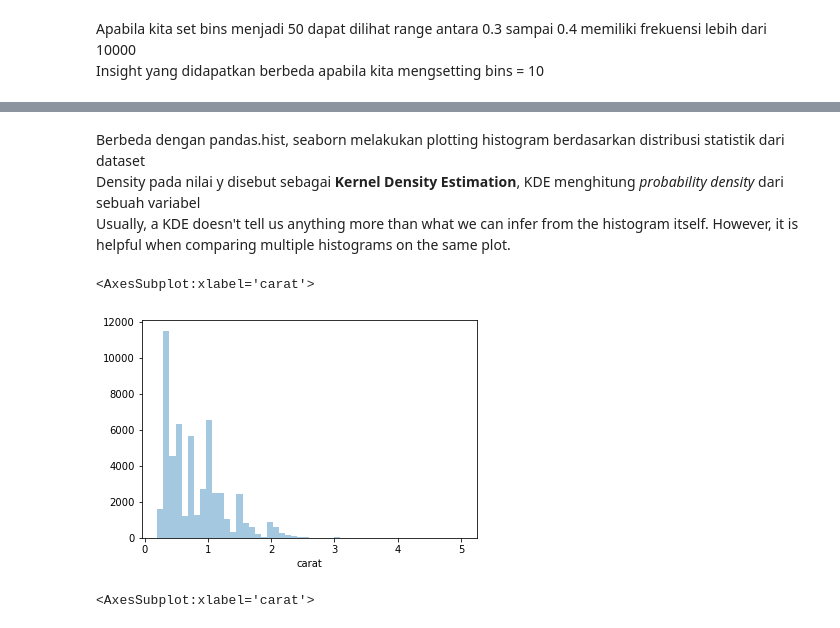
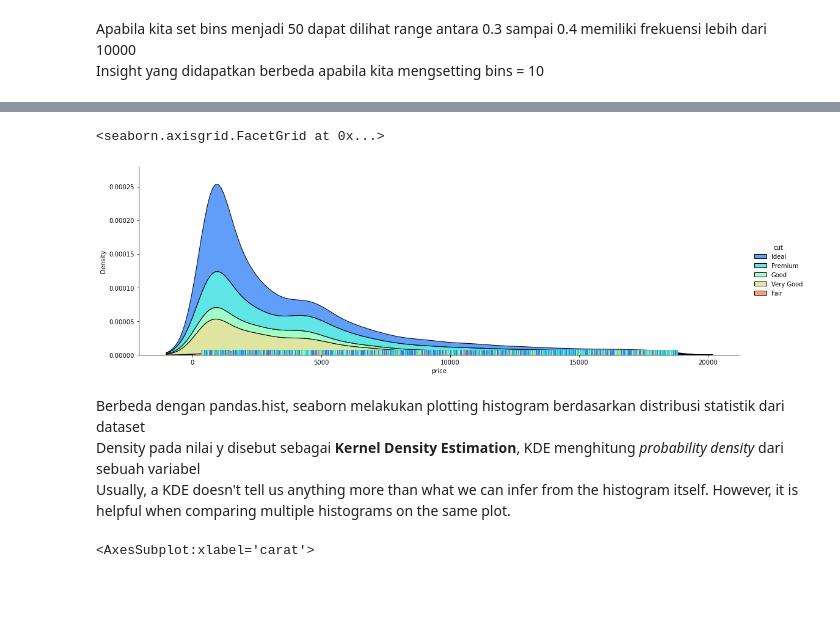
Before and after one commit to rifqoi/Courses, a Jupyter notebook: Interactive Data Viz Book/Chapter 01/02-viz-with-plt-sns.ipynb, the cells around one changed output, grey strips where cells are left out. Saved outputs shown, nothing was run; the diff lists cells and outputs as text; code cells hidden in the pictures; blank space fills up the shorter version.

Commit message:
add TF data and deploy

```diff
--- a/Interactive Data Viz Book/Chapter 01/02-viz-with-plt-sns.ipynb
+++ b/Interactive Data Viz Book/Chapter 01/02-viz-with-plt-sns.ipynb
@@ -80,3 +83,9 @@ sns.distplot(diamonds_df.carat)
+# %%
+carat_group = pd.Series(diamonds_df.groupby('carat').carat)
+sns.displot(data=diamonds_df, x='price', hue='cut', rug=True, palette='rainbow', multiple='stack', aspect=3, kind='kde')
+# %% [output]
+<seaborn.axisgrid.FacetGrid at 0x...>
+[figure, added]
 # %% [markdown]
 Berbeda dengan pandas.hist, seaborn melakukan plotting histogram berdasarkan distribusi statistik dari dataset
 <br>
@@ -85,12 +94,6 @@ Density pada nilai y disebut sebagai **Kernel Density Estimation**, KDE menghitu
 Usually, a KDE doesn't tell us
 anything more than what we can infer from the histogram itself. However, it is
 helpful when comparing multiple histograms on the same plot.
-# %%
-# Untuk melihat value asli dari histogram masukkan parameter kde=False
-sns.distplot(diamonds_df.carat, kde=False)
-# %% [output]
-<AxesSubplot:xlabel='carat'>
-[figure, removed]
 # %%
 sns.distplot(diamonds_df.carat, kde=False, bins=100)
 # %% [output]
```
Also changed, not shown: parts of 9 cells of this notebook, 10 other files.
